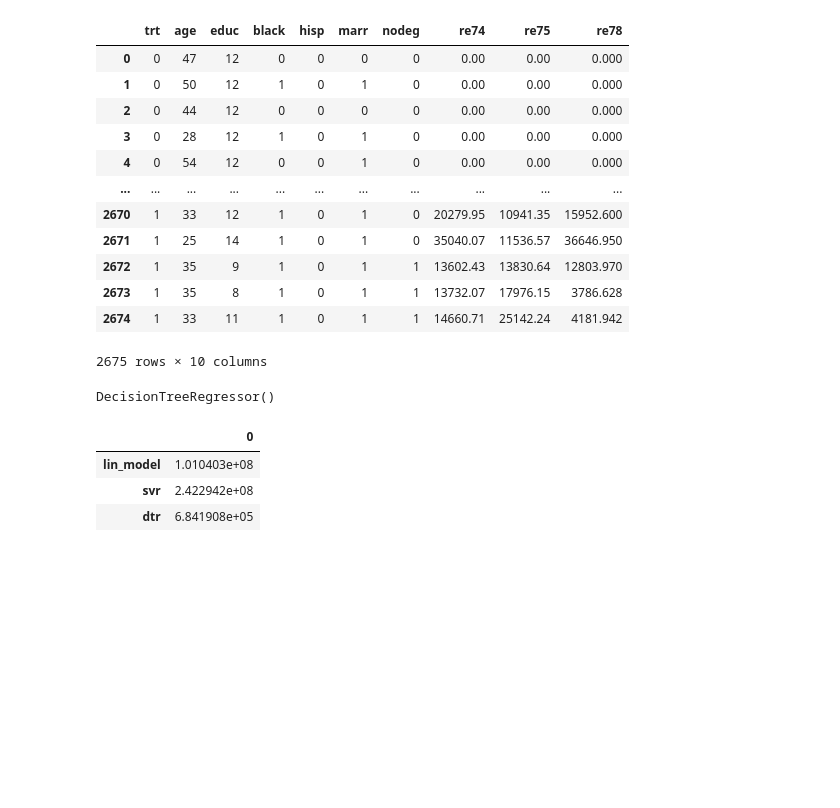
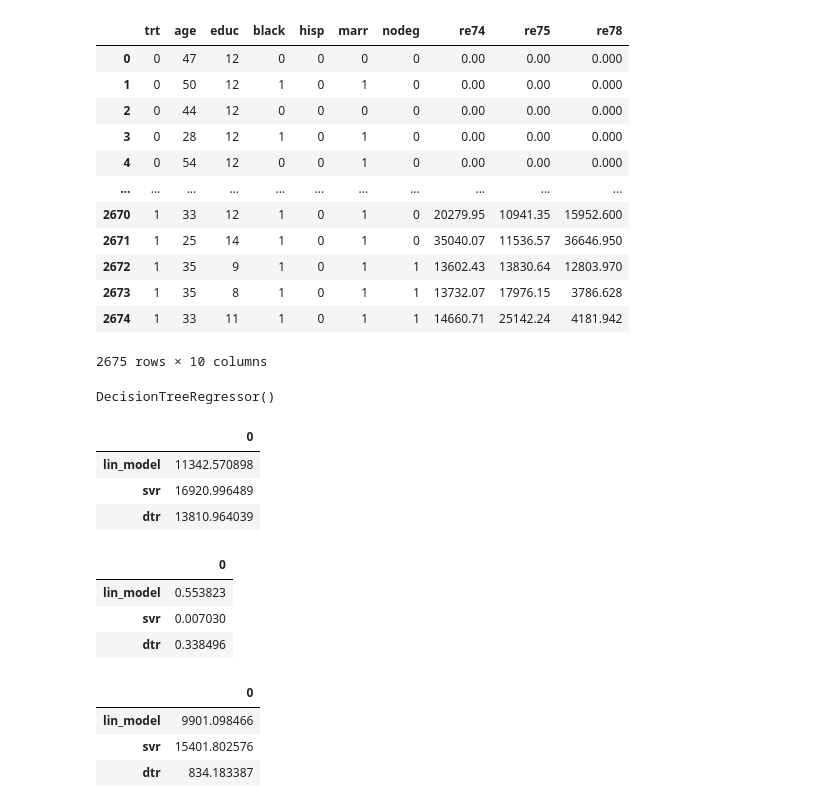
Before and after one commit to BenSerg/ML-labs-polytech, a Jupyter notebook: Regression/task9.ipynb, the cells around one changed output. Cells and saved outputs as stored; diff of their text form; code cells hidden in the pictures; blank space fills up the shorter version.

```diff
--- a/Regression/task9.ipynb
+++ b/Regression/task9.ipynb
@@ -29,15 +29,17 @@ from sklearn.linear_model import LinearRegression
 from sklearn.preprocessing import StandardScaler
 # %%
 X, y = df.drop('re78', axis=1), df['re78']
+X_train, X_test, y_train, y_test = train_test_split(X, y, test_size=0.1, random_state=42)
 scaler = StandardScaler()
-X= scaler.fit_transform(X)
+X_train = scaler.fit_transform(X_train)
+X_test = scaler.transform(X_test)
 # %%
 lin_model = LinearRegression()
-lin_model.fit(X, y)
+lin_model.fit(X_train, y_train)
 svr = SVR(kernel='rbf', C=1, gamma=0.1)
-svr.fit(X, y)
+svr.fit(X_train, y_train)
 dtr = DecisionTreeRegressor()
-dtr.fit(X, y)
+dtr.fit(X_train, y_train)
 # %% [output]
 DecisionTreeRegressor()
 # %%
@@ -45,9 +47,25 @@ from sklearn.metrics import mean_squared_error
 # %%
-pd.DataFrame([mean_squared_error(y, lin_model.predict(X)), mean_squared_error(y, svr.predict(X)), mean_squared_error(y, dtr.predict(X))], index=['lin_model', 'svr', 'dtr'])
+a = pd.DataFrame([np.sqrt(mean_squared_error(y_test, lin_model.predict(X_test))), np.sqrt(mean_squared_error(y_test, svr.predict(X_test))), np.sqrt(mean_squared_error(y_test, dtr.predict(X_test)))], index=['lin_model', 'svr', 'dtr'])
+b = pd.DataFrame([r2_score(y_test, lin_model.predict(X_test)), r2_score(y_test, svr.predict(X_test)), r2_score(y_test, dtr.predict(X_test))], index=['lin_model', 'svr', 'dtr'])
+c = pd.DataFrame([np.sqrt(mean_squared_error(y_train, lin_model.predict(X_train))), np.sqrt(mean_squared_error(y_train, svr.predict(X_train))), np.sqrt(mean_squared_error(y_train, dtr.predict(X_train)))], index=['lin_model', 'svr', 'dtr'])
-# %% [output]
-|  | 0 |
-| lin_model | 1.010403e+08 |
-| svr | 2.422942e+08 |
-| dtr | 6.841908e+05 |
 # %%
-plt.scatter()
+a
+# %% [output]
+|  | 0 |
+| lin_model | 11342.570898 |
+| svr | 16920.996489 |
+| dtr | 13810.964039 |
+# %%
+b
+# %% [output]
+|  | 0 |
+| lin_model | 0.553823 |
+| svr | 0.007030 |
+| dtr | 0.338496 |
+# %%
+c
+# %% [output]
+|  | 0 |
+| lin_model | 9901.098466 |
+| svr | 15401.802576 |
+| dtr | 834.183387 |
```
Also changed, not shown: parts of 2 cells of this notebook, 2 other files.
